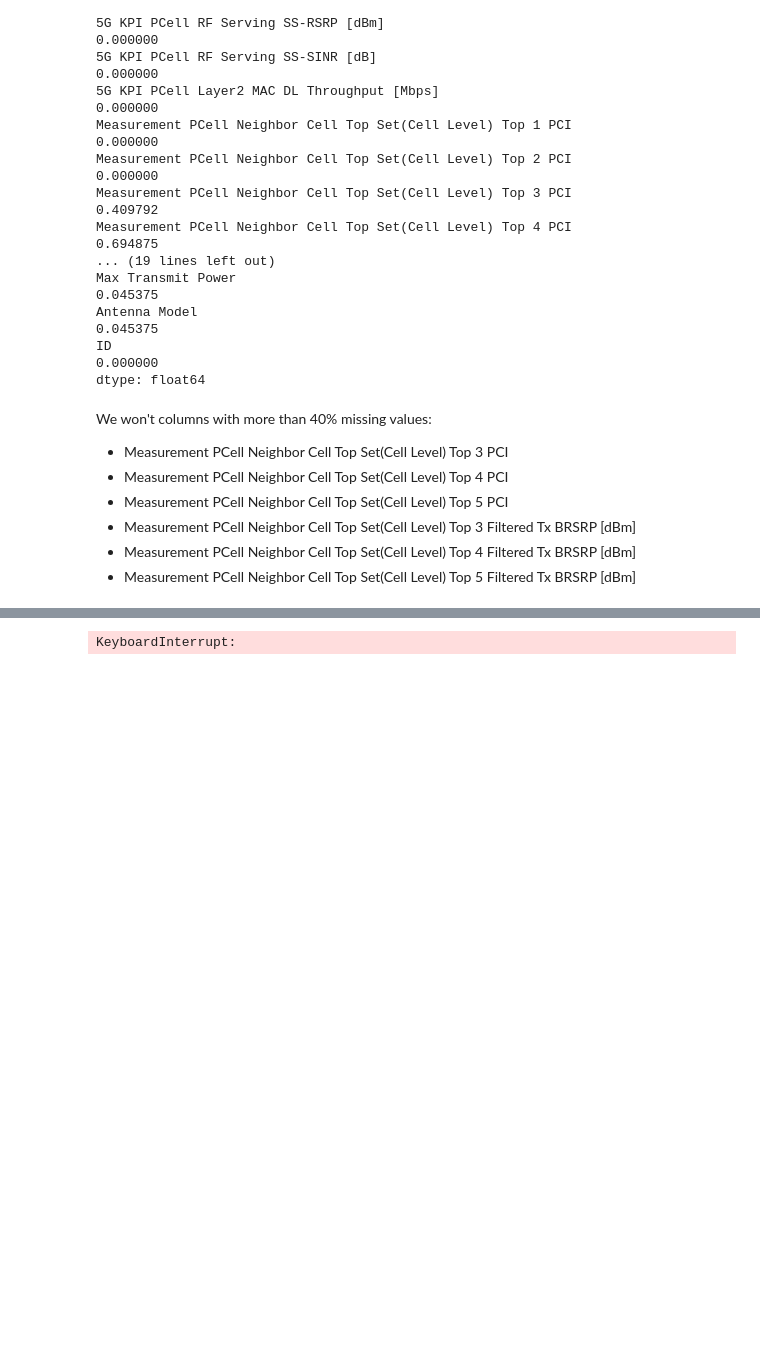
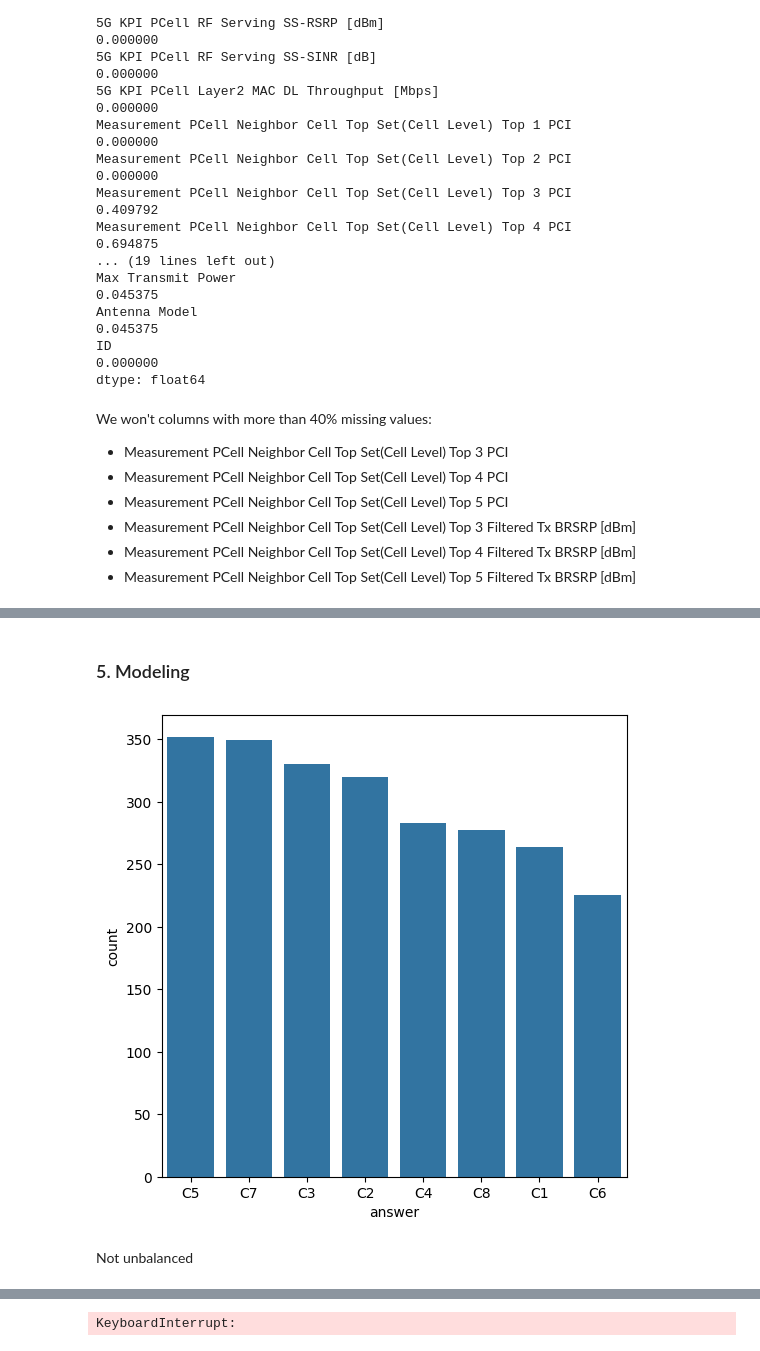
Before and after one commit to Kodro23/Telco-challenge, a Jupyter notebook: notebooks/telco.ipynb, the cells around one changed output, grey strips where cells are left out. Saved outputs shown, nothing was run; the diff lists cells and outputs as text; code cells hidden in the pictures; blank space fills up the shorter version.

```diff
--- a/notebooks/telco.ipynb
+++ b/notebooks/telco.ipynb
@@ -292,0 +297,2 @@ a
+# %% [markdown]
+### 5. Modeling
@@ -292,0 +302,9 @@ a
+# %%
+#Plotting target variable
+plt.figure(figsize=(6, 6))
+sns.barplot(x = "answer", y="count",data=pd.DataFrame(df.value_counts("answer").reset_index()))
+plt.show()
+# %% [output]
+[figure, added]
+# %% [markdown]
+Not unbalanced
```
Also changed, not shown: parts of 7 cells of this notebook, 1 other file.
